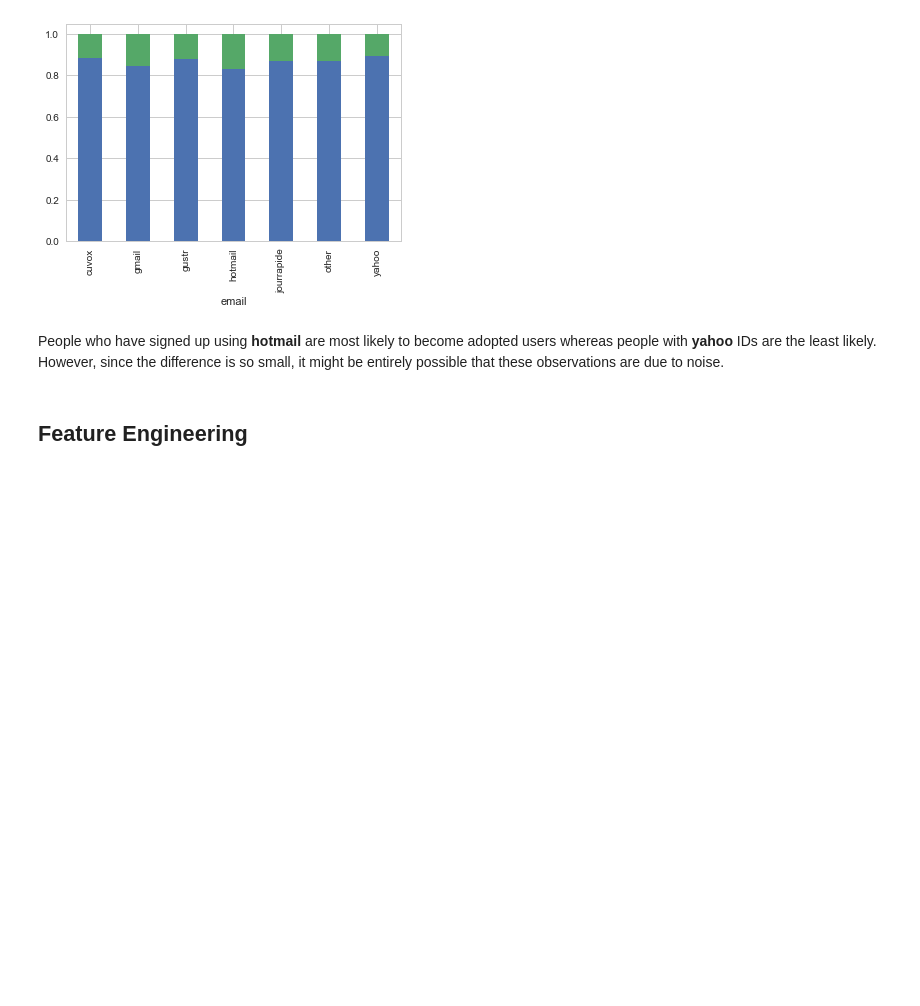
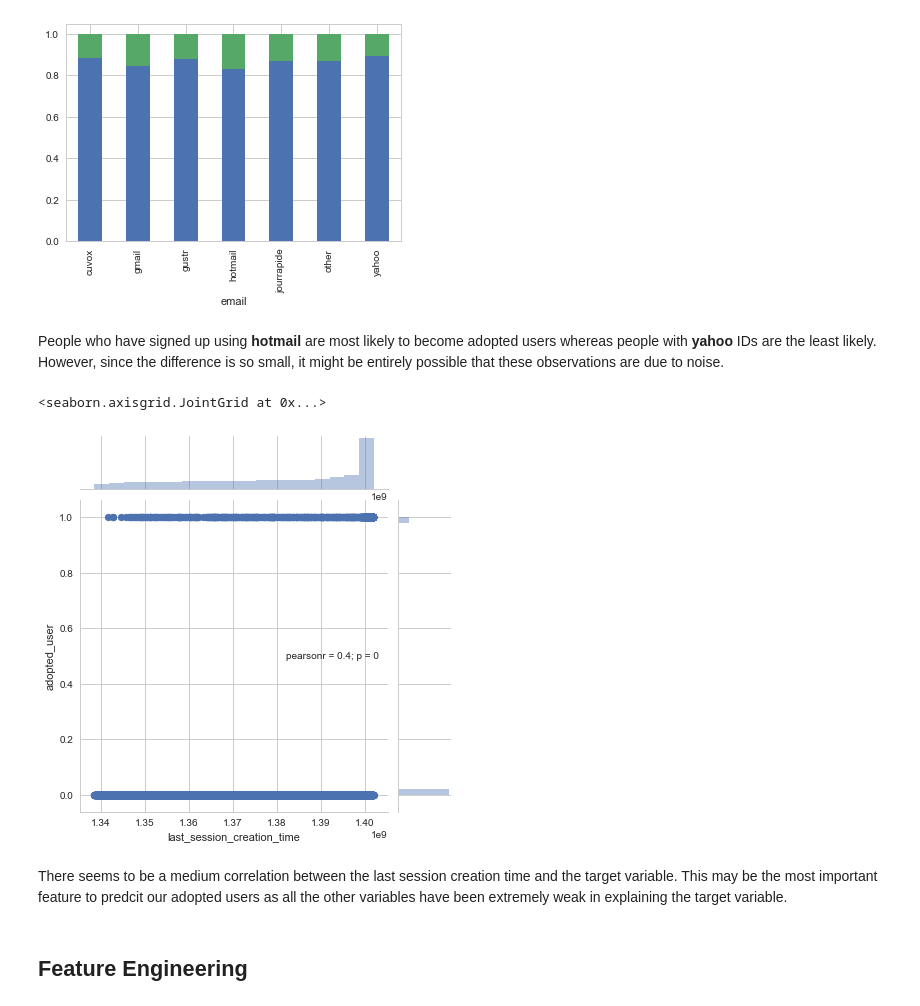
Before and after one commit to rounakbanik/dsc_springboard, a Jupyter notebook: challenges/relax/relax.ipynb, the cells around one changed output. Saved outputs shown, nothing was run; the diff lists cells and outputs as text; code cells hidden in the pictures; blank space fills up the shorter version.

```diff
--- a/challenges/relax/relax.ipynb
+++ b/challenges/relax/relax.ipynb
@@ -137,6 +137,13 @@ stacked_bar('email')
 [figure]
 # %% [markdown]
 People who have signed up using **hotmail** are most likely to become adopted users whereas people with **yahoo** IDs are the least likely. However, since the difference is so small, it might be entirely possible that these observations are due to noise.
+# %%
+sns.jointplot(x='last_session_creation_time', y='adopted_user', data=df)
+# %% [output]
+<seaborn.axisgrid.JointGrid at 0x...>
+[figure, added]
+# %% [markdown]
+There seems to be a medium correlation between the last session creation time and the target variable. This may be the most important feature to predcit our adopted users as all the other variables have been extremely weak in explaining the target variable.
 # %% [markdown]
 ## Feature Engineering
 # %%
```
Also changed, not shown: parts of 8 cells of this notebook.
